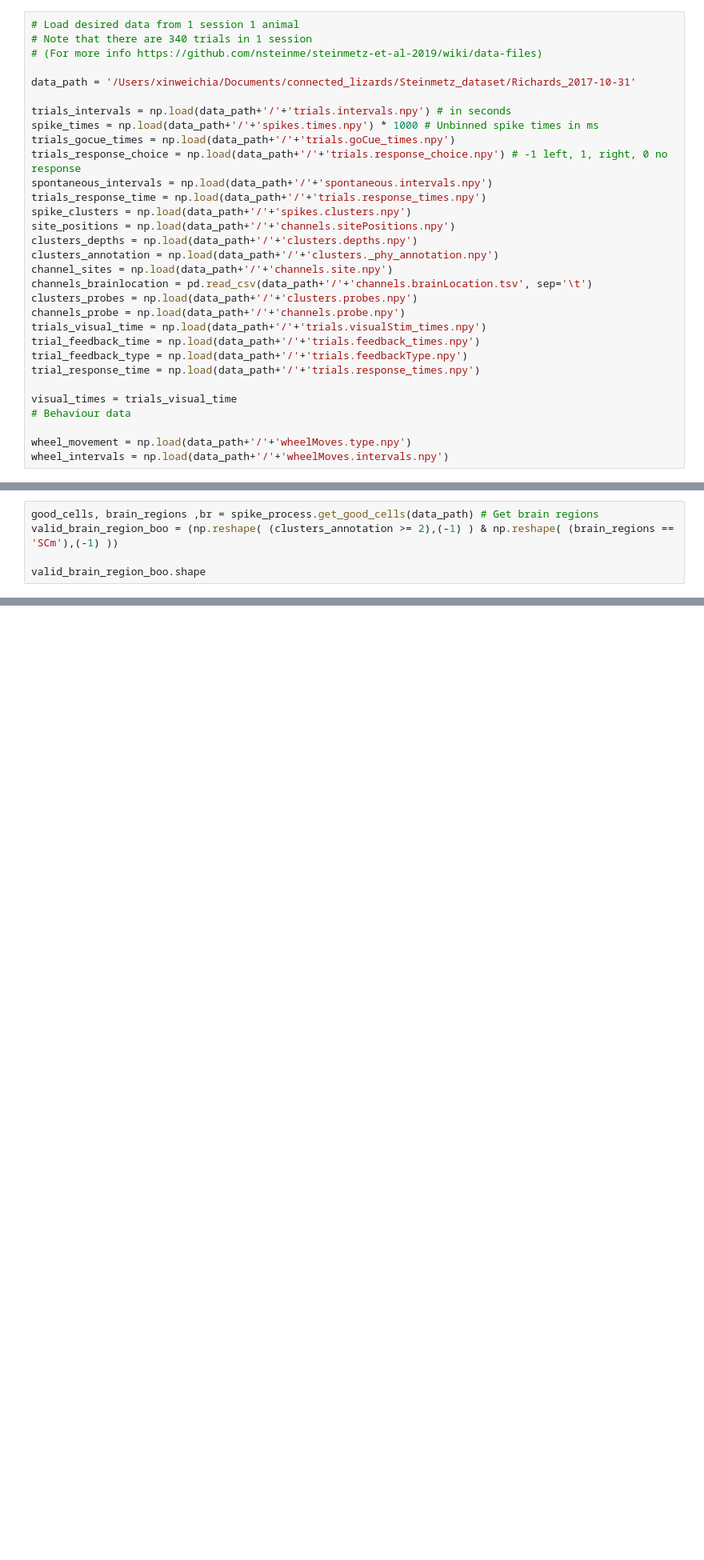
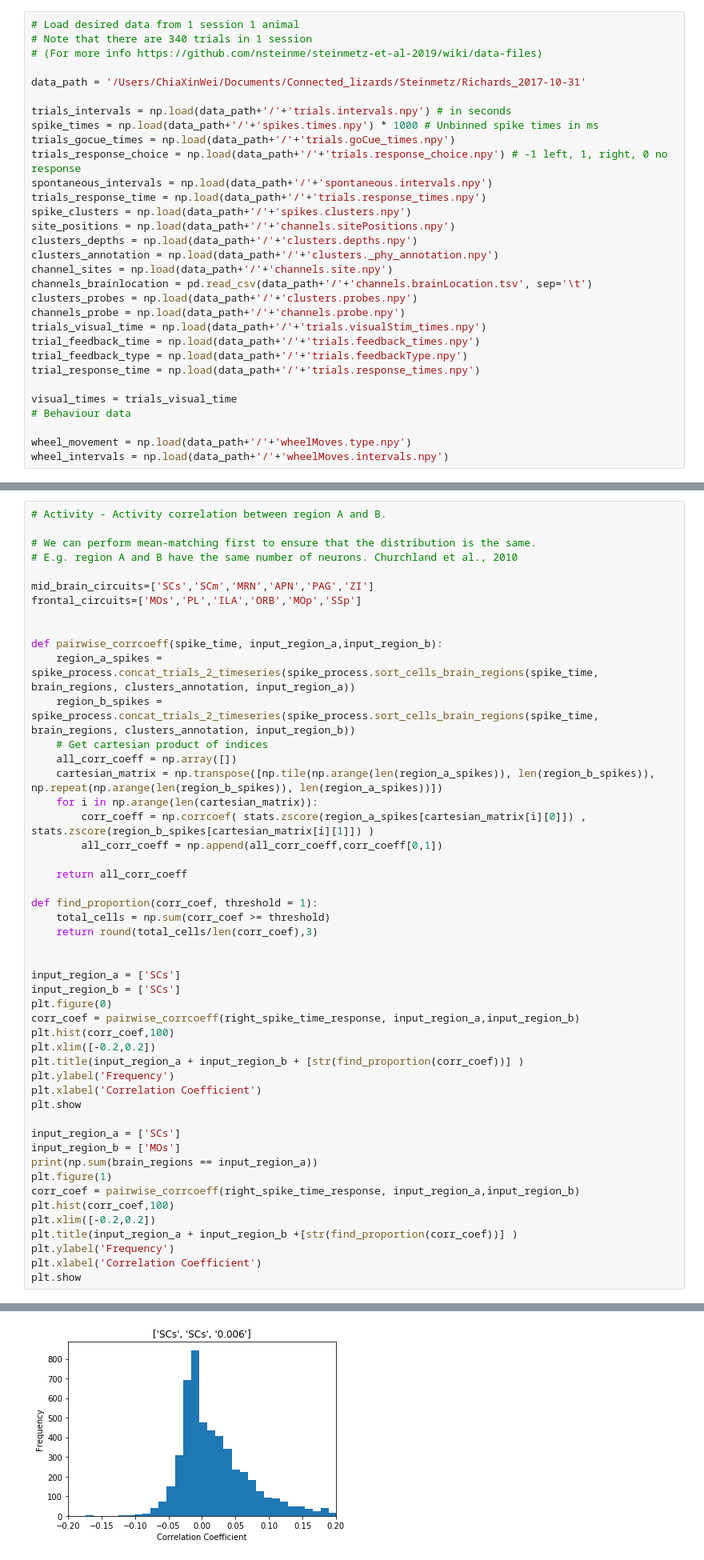
Before and after one commit to mariakesa/ConnectedLizards_NeuroMatch2020, a Jupyter notebook: BehaviourActivity_regression_XW.ipynb, the cells around one changed output, grey strips where cells are left out. Shown at 80% size. Cells and saved outputs as stored; diff of their text form; blank space fills up the shorter version.

Commit message:
Added pairwise activity correlation

```diff
--- a/BehaviourActivity_regression_XW.ipynb
+++ b/BehaviourActivity_regression_XW.ipynb
@@ -16,7 +17,7 @@ import DataPreprocessing as spike_process
 # Note that there are 340 trials in 1 session
 # (For more info https://github.com/nsteinme/steinmetz-et-al-2019/wiki/data-files)
 
-data_path = '/Users/xinweichia/Documents/connected_lizards/Steinmetz_dataset/Richards_2017-10-31'
+data_path = '/Users/ChiaXinWei/Documents/Connected_lizards/Steinmetz/Richards_2017-10-31'
 
 trials_intervals = np.load(data_path+'/'+'trials.intervals.npy') # in seconds
 spike_times = np.load(data_path+'/'+'spikes.times.npy') * 1000 # Unbinned spike times in ms
@@ -233,5 +81,0 @@ print(midbrain_left_spike.shape)
-# %%
-good_cells, brain_regions ,br = spike_process.get_good_cells(data_path) # Get brain regions
-valid_brain_region_boo = (np.reshape( (clusters_annotation >= 2),(-1) ) & np.reshape( (brain_regions == 'SCm'),(-1) ))
-
-valid_brain_region_boo.shape
@@ -269,0 +82,50 @@ print(data_path)
+# %%
+# Activity - Activity correlation between region A and B.
+
+# We can perform mean-matching first to ensure that the distribution is the same.
+# E.g. region A and B have the same number of neurons. Churchland et al., 2010
+
+mid_brain_circuits=['SCs','SCm','MRN','APN','PAG','ZI']
+frontal_circuits=['MOs','PL','ILA','ORB','MOp','SSp']
+
+
+def pairwise_corrcoeff(spike_time, input_region_a,input_region_b):
+    region_a_spikes = spike_process.concat_trials_2_timeseries(spike_process.sort_cells_brain_regions(spike_time, brain_regions, clusters_annotation, input_region_a))
+    region_b_spikes = spike_process.concat_trials_2_timeseries(spike_process.sort_cells_brain_regions(spike_time, brain_regions, clusters_annotation, input_region_b))
+    # Get cartesian product of indices
+    all_corr_coeff = np.array([])
+    cartesian_matrix = np.transpose([np.tile(np.arange(len(region_a_spikes)), len(region_b_spikes)), np.repeat(np.arange(len(region_b_spikes)), len(region_a_spikes))])
+    for i in np.arange(len(cartesian_matrix)):
+        corr_coeff = np.corrcoef( stats.zscore(region_a_spikes[cartesian_matrix[i][0]]) , stats.zscore(region_b_spikes[cartesian_matrix[i][1]]) )
+        all_corr_coeff = np.append(all_corr_coeff,corr_coeff[0,1])
+
+    return all_corr_coeff
+
+def find_proportion(corr_coef, threshold = 1):
+    total_cells = np.sum(corr_coef >= threshold)
+    return round(total_cells/len(corr_coef),3)
+
+
+input_region_a = ['SCs']
+input_region_b = ['SCs']
+plt.figure(0)
+corr_coef = pairwise_corrcoeff(right_spike_time_response, input_region_a,input_region_b)
+plt.hist(corr_coef,100)
+plt.xlim([-0.2,0.2])
+plt.title(input_region_a + input_region_b + [str(find_proportion(corr_coef))] )
+plt.ylabel('Frequency')
+plt.xlabel('Correlation Coefficient')
+plt.show
+
+input_region_a = ['SCs']
+input_region_b = ['MOs']
+print(np.sum(brain_regions == input_region_a))
+plt.figure(1)
+corr_coef = pairwise_corrcoeff(right_spike_time_response, input_region_a,input_region_b)
+plt.hist(corr_coef,100)
+plt.xlim([-0.2,0.2])
+plt.title(input_region_a + input_region_b +[str(find_proportion(corr_coef))] )
+plt.ylabel('Frequency')
+plt.xlabel('Correlation Coefficient')
+plt.show
+# %% [output]
@@ -269,0 +134 @@ print(data_path)
+[figure, added]
```
Also changed, not shown: parts of 14 cells of this notebook, 1 other file.
